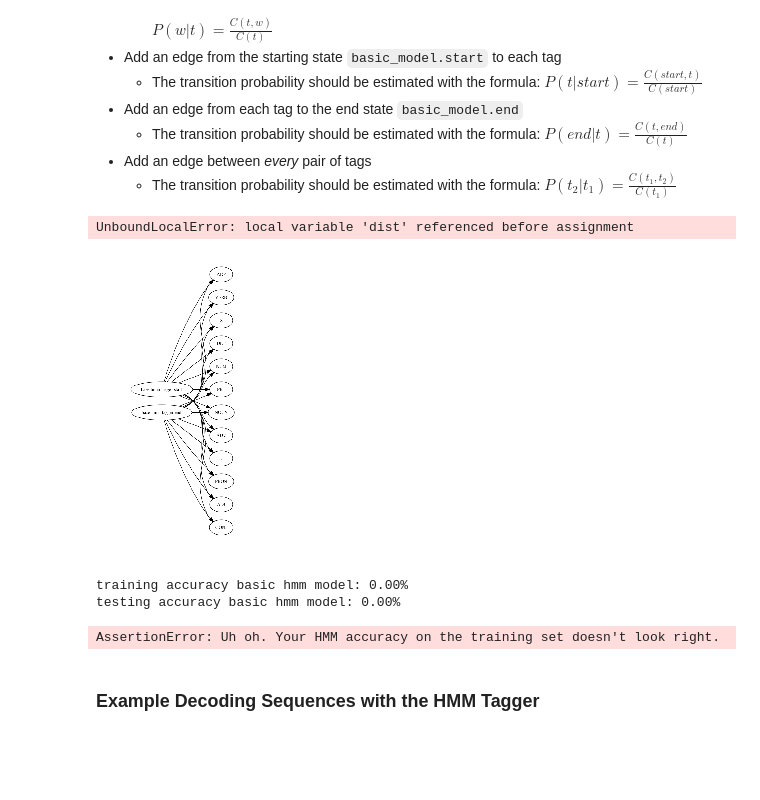
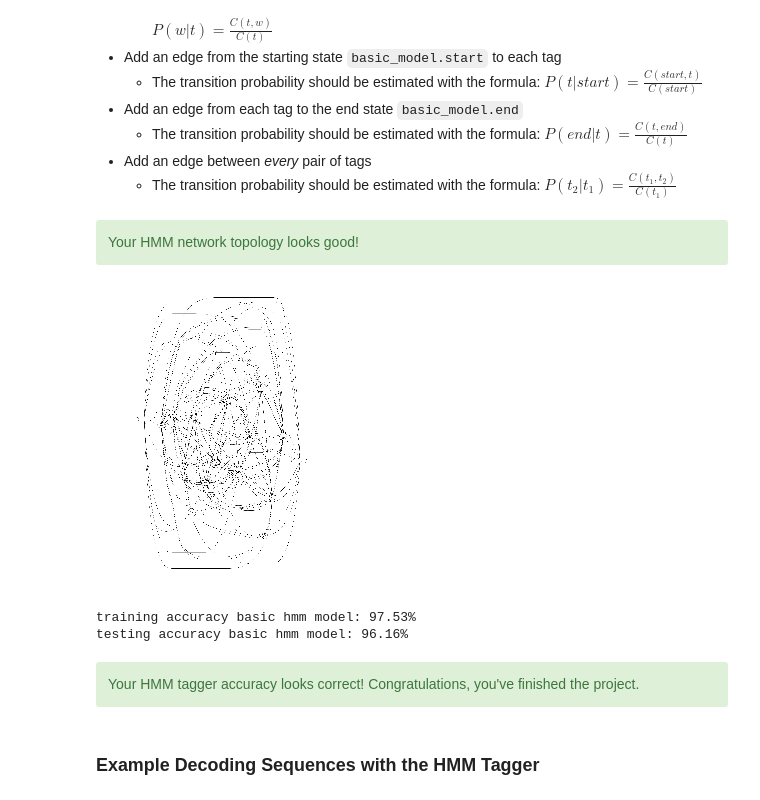
Before and after one commit to urviyi/artificial-intelligence, a Jupyter notebook: Projects/4_HMM Tagger/HMM Tagger.ipynb, the cells around one changed output. Drawn from its saved outputs; the diff is of its cells as text; code cells hidden in the pictures; blank space fills up the shorter version.

Commit message:
Finished Project successfully

```diff
--- a/Projects/4_HMM Tagger/HMM Tagger.ipynb
+++ b/Projects/4_HMM Tagger/HMM Tagger.ipynb
@@ -525,36 +526,41 @@ Use the tag unigrams and bigrams calculated above to construct a hidden Markov t
 basic_model = HiddenMarkovModel(name="base-hmm-tagger")
 
 # TODO: create states with emission probability distributions P(word | tag) and add to the model
 # (Hint: you may need to loop & create/add new states)
 tag_states = {}
 for tag in data.training_set.tagset:
     emission_prob = {word:emission_counts[tag][word]/tag_unigrams[tag] for word in emission_counts[tag]}
     tag_emission = DiscreteDistribution(emission_prob)
     tag_states[tag] = State(tag_emission, name=tag)
 
     basic_model.add_states(tag_states[tag])
     basic_model.add_transition(basic_model.start, tag_states[tag], tag_starts[tag]/len(data.training_set))
-    basic_model.add_transition(basic_model.end, tag_states[tag], tag_ends[tag]/len(data.training_set))
+    basic_model.add_transition(tag_states[tag], basic_model.end, tag_ends[tag]/len(data.training_set))
+
+
+for tag1 in data.training_set.tagset:
+    for tag2 in data.training_set.tagset:
+        basic_model.add_transition(tag_states[tag1], tag_states[tag2], tag_bigrams[tag1,tag2]/tag_unigrams[tag1])
 
 
 # TODO: add edges between states for the observed transition frequencies P(tag_i | tag_i-1)
 # (Hint: you may need to loop & add transitions
 
 show_model(basic_model, figsize=(5, 5), filename="example.png", overwrite=True, show_ends=True)
 
 # NOTE: YOU SHOULD NOT NEED TO MODIFY ANYTHING BELOW THIS LINE
 # finalize the model
 basic_model.bake()
 
 assert all(tag in set(s.name for s in basic_model.states) for tag in data.training_set.tagset), \
        "Every state in your network should use the name of the associated tag, which must be one of the training set tags."
 assert basic_model.edge_count() == 168, \
        ("Your network should have an edge from the start node to each state, one edge between every " +
         "pair of tags (states), and an edge from each state to the end node.")
 HTML('<div class="alert alert-block alert-success">Your HMM network topology looks good!</div>')
 # %% [output]
-UnboundLocalError: local variable 'dist' referenced before assignment
+Your HMM network topology looks good!
-[figure, old version]
+[figure, new version]
 # %%
 hmm_training_acc = accuracy(data.training_set.X, data.training_set.Y, basic_model)
 print("training accuracy basic hmm model: {:.2f}%".format(100 * hmm_training_acc))
@@ -566,9 +572,9 @@ assert hmm_training_acc > 0.97, "Uh oh. Your HMM accuracy on the training set do
 assert hmm_training_acc > 0.955, "Uh oh. Your HMM accuracy on the training set doesn't look right."
 HTML('<div class="alert alert-block alert-success">Your HMM tagger accuracy looks correct! Congratulations, you\'ve finished the project.</div>')
 # %% [output]
-training accuracy basic hmm model: 0.00%
-testing accuracy basic hmm model: 0.00%
+training accuracy basic hmm model: 97.53%
+testing accuracy basic hmm model: 96.16%
-AssertionError: Uh oh. Your HMM accuracy on the training set doesn't look right.
+Your HMM tagger accuracy looks correct! Congratulations, you've finished the project.
 # %% [markdown]
 ### Example Decoding Sequences with the HMM Tagger
 # %%
```
Also changed, not shown: parts of 1 cell of this notebook.
